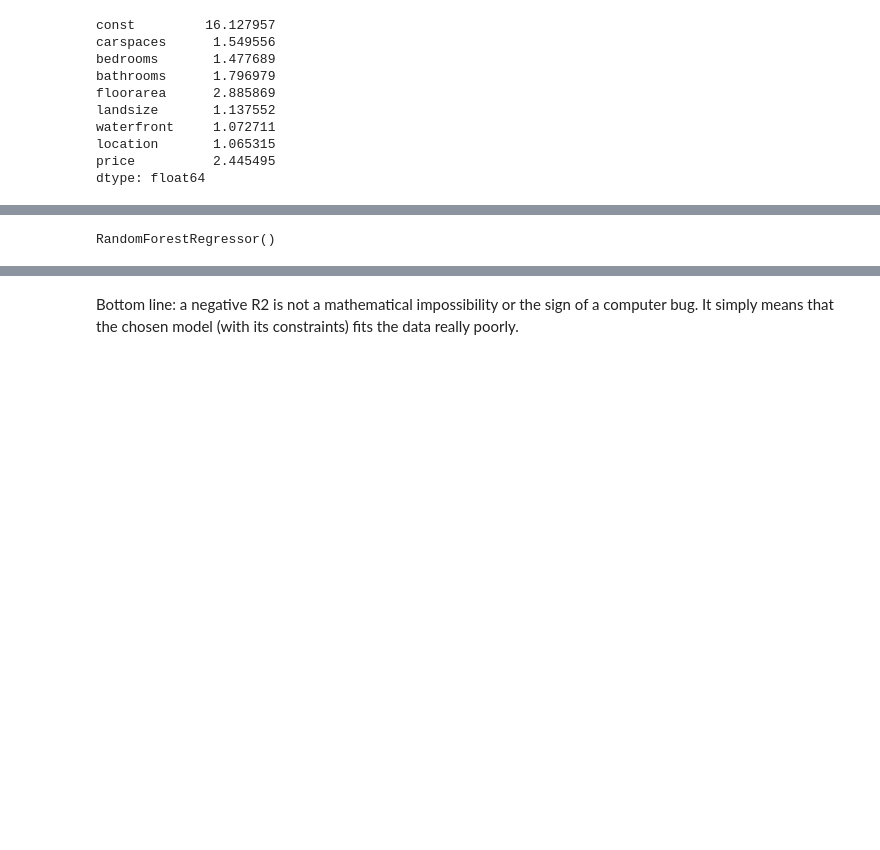
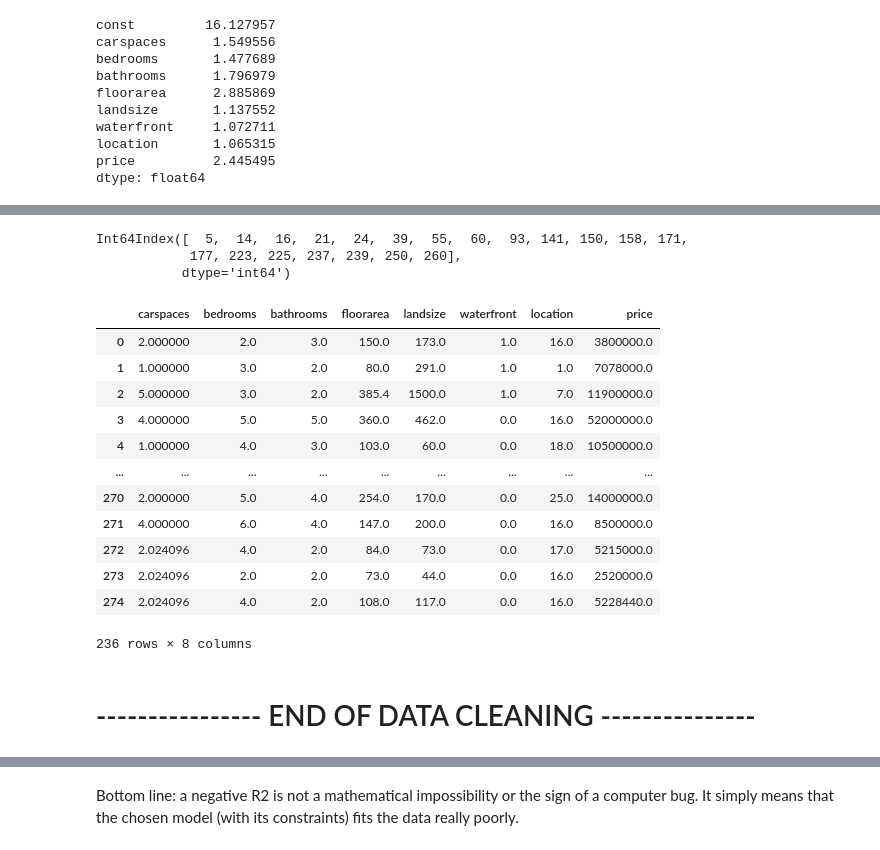
Before and after one commit to gwynncausing/RealEstateMultipleRegression, a Jupyter notebook: Real Estate Multiple Regression.ipynb, the cells around one changed output, grey strips where cells are left out. Drawn from its saved outputs; the diff is of its cells as text; code cells hidden in the pictures; blank space fills up the shorter version.

Commit message:
Update models

```diff
--- a/Real Estate Multiple Regression.ipynb
+++ b/Real Estate Multiple Regression.ipynb
@@ -287,3 +312,33 @@ dtype: float64
+# %%
+# filter the data frame to remove the values exceeding 3 standard deviations
+remove_df = data[(np.abs(stats.zscore(data)) < 3).all(axis=1)]
+
+# what rows were removed
+data.index.difference(remove_df.index)
+# %% [output]
+Int64Index([  5,  14,  16,  21,  24,  39,  55,  60,  93, 141, 150, 158, 171,
+            177, 223, 225, 237, 239, 250, 260],
+           dtype='int64')
+# %%
+data = remove_df
+# %%
+data
+# %% [output]
+|  | carspaces | bedrooms | bathrooms | floorarea | landsize | waterfront | location | price |
+| 0 | 2.000000 | 2.0 | 3.0 | 150.0 | 173.0 | 1.0 | 16.0 | 3800000.0 |
+| 1 | 1.000000 | 3.0 | 2.0 | 80.0 | 291.0 | 1.0 | 1.0 | 7078000.0 |
+| 2 | 5.000000 | 3.0 | 2.0 | 385.4 | 1500.0 | 1.0 | 7.0 | 11900000.0 |
+| 3 | 4.000000 | 5.0 | 5.0 | 360.0 | 462.0 | 0.0 | 16.0 | 52000000.0 |
+| 4 | 1.000000 | 4.0 | 3.0 | 103.0 | 60.0 | 0.0 | 18.0 | 10500000.0 |
+| ... | ... | ... | ... | ... | ... | ... | ... | ... |
+| 270 | 2.000000 | 5.0 | 4.0 | 254.0 | 170.0 | 0.0 | 25.0 | 14000000.0 |
+| 271 | 4.000000 | 6.0 | 4.0 | 147.0 | 200.0 | 0.0 | 16.0 | 8500000.0 |
+| 272 | 2.024096 | 4.0 | 2.0 | 84.0 | 73.0 | 0.0 | 17.0 | 5215000.0 |
+| 273 | 2.024096 | 2.0 | 2.0 | 73.0 | 44.0 | 0.0 | 16.0 | 2520000.0 |
+| 274 | 2.024096 | 4.0 | 2.0 | 108.0 | 117.0 | 0.0 | 16.0 | 5228440.0 |
+236 rows × 8 columns
+# %% [markdown]
+# ---------------- END OF DATA CLEANING ---------------
 # %%
 # instantiate models
 modelLR = LinearRegression()
@@ -297,6 +351,0 @@ X_train, X_test, Y_train, Y_test = train_test_split(X, Y, test_size=0.20, random
-# %%
-modelLR.fit(X_train, Y_train)
-modelNN.fit(X_train, Y_train)
-modelRF.fit(X_train, Y_train)
-# %% [output]
-RandomForestRegressor()
```
Also changed, not shown: parts of 29 cells of this notebook.
